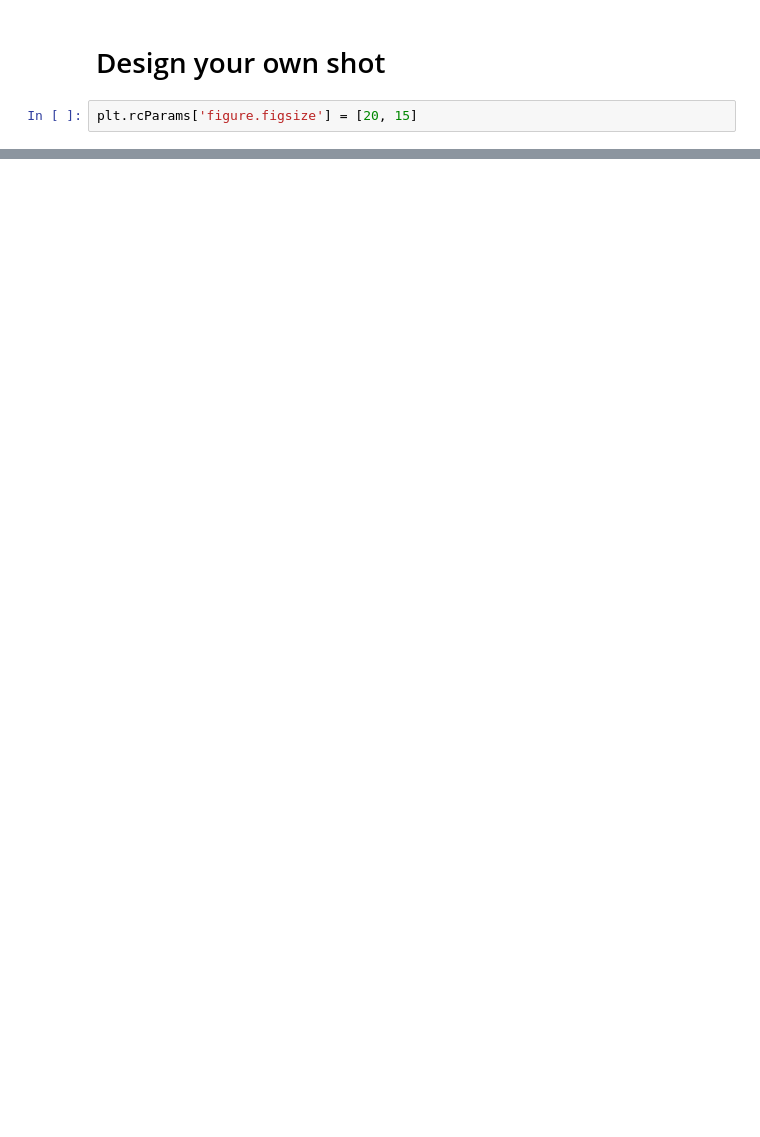
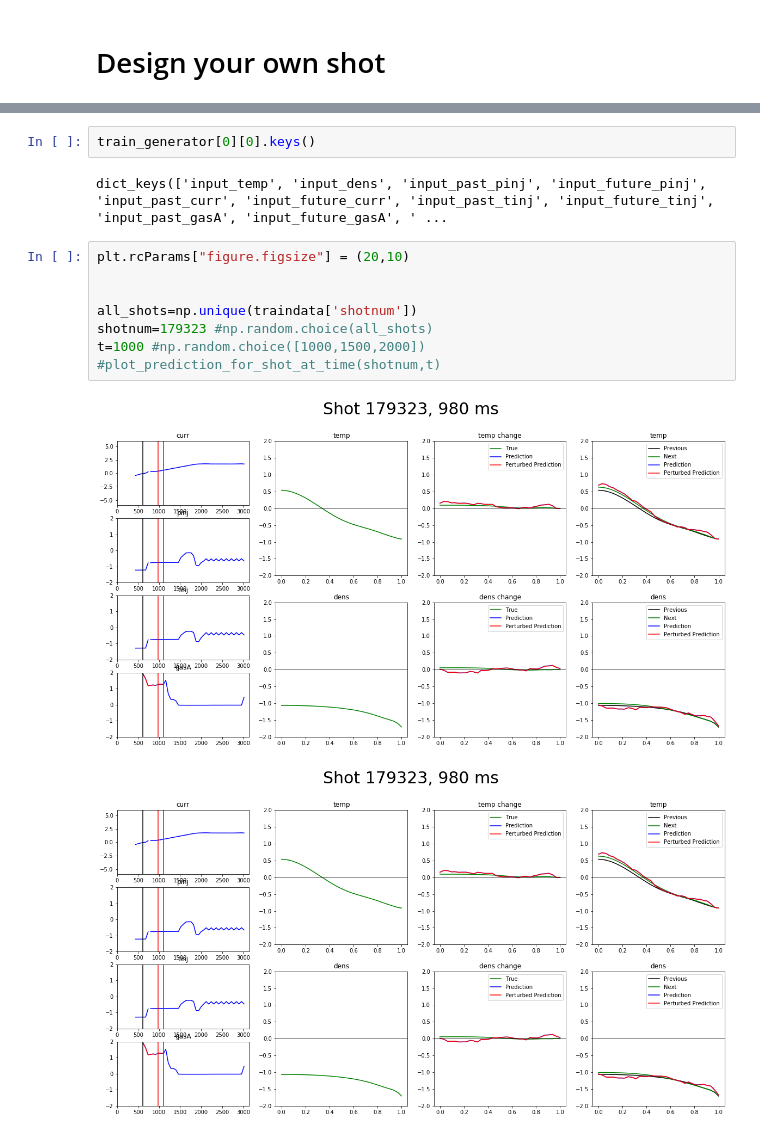
Before and after one commit to PlasmaControl/plasma-profile-predictor, a Jupyter notebook: notebooks/joe_analyze.ipynb, the cells around one changed output, grey strips where cells are left out. Cells and saved outputs as stored; diff of their text form; blank space fills up the shorter version.

```diff
--- a/notebooks/joe_analyze.ipynb
+++ b/notebooks/joe_analyze.ipynb
@@ -79,5 +109,3 @@ steps_per_epoch = len(train_generator)
 # %% [markdown]
 # Design your own shot
-# %%
-plt.rcParams['figure.figsize'] = [20, 15]
 # %%
@@ -244,0 +280,15 @@ NameError: name 'np' is not defined
+# %%
+train_generator[0][0].keys()
+# %% [output]
+dict_keys(['input_temp', 'input_dens', 'input_past_pinj', 'input_future_pinj', 'input_past_curr', 'input_future_curr', 'input_past_tinj', 'input_future_tinj', 'input_past_gasA', 'input_future_gasA', ' ...
+# %%
+plt.rcParams["figure.figsize"] = (20,10)
+
+
+all_shots=np.unique(traindata['shotnum'])
+shotnum=179323 #np.random.choice(all_shots)
+t=1000 #np.random.choice([1000,1500,2000])
+#plot_prediction_for_shot_at_time(shotnum,t)
+# %% [output]
+[figure, added]
+[figure, added]
```
Also changed, not shown: parts of 12 cells of this notebook, 2 other files.
